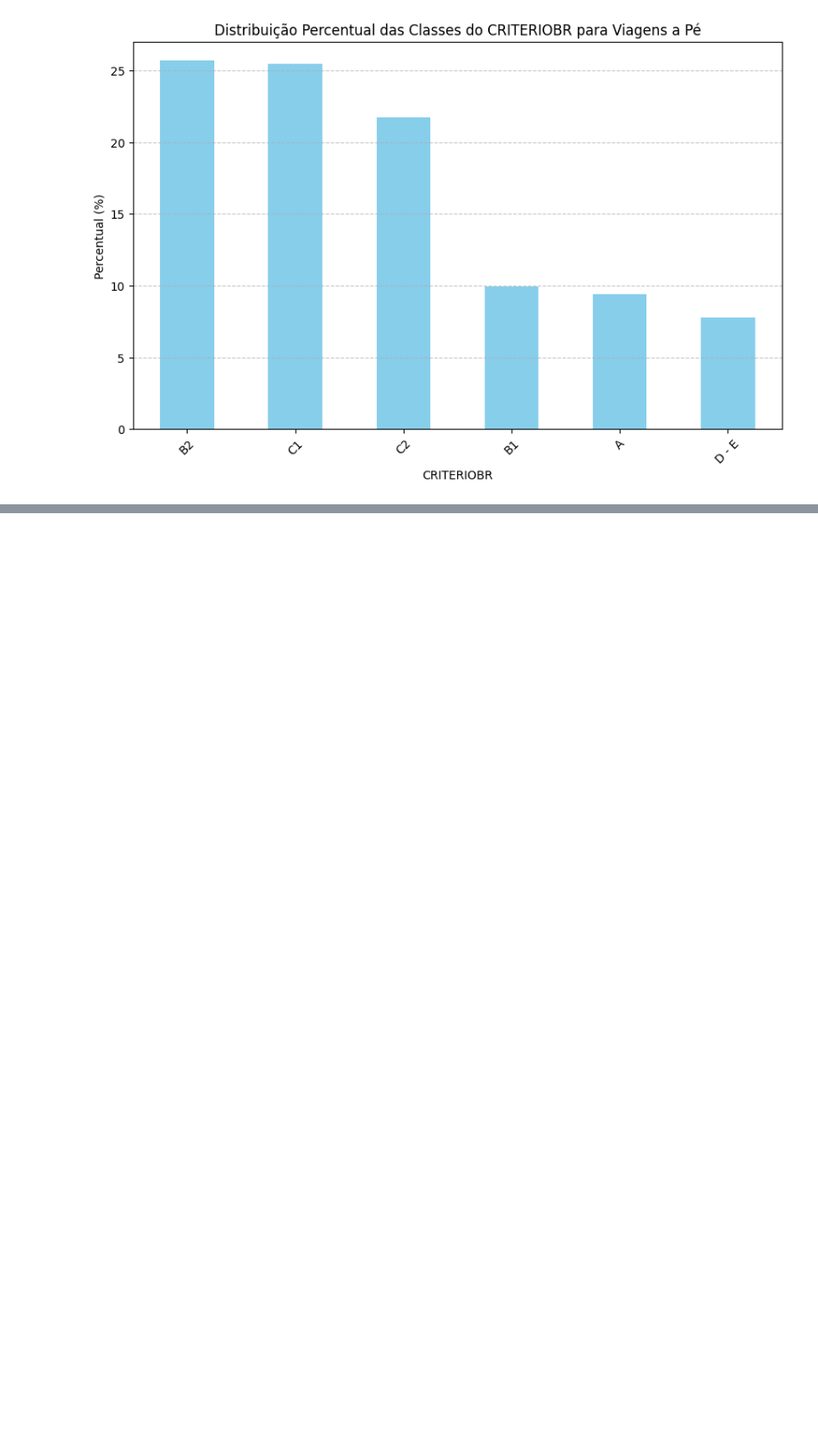
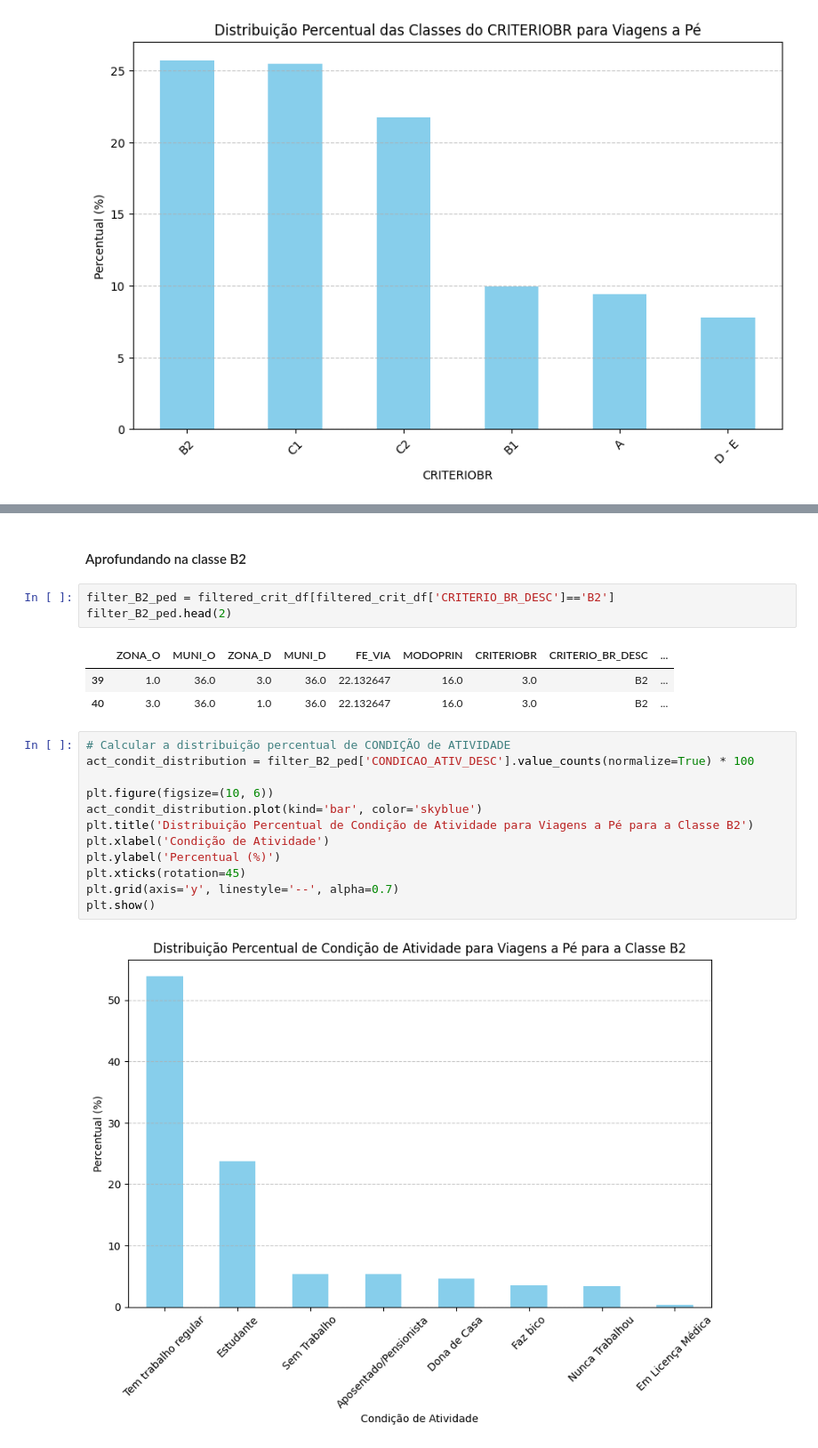
Before and after one commit to gustavo-rmontes/TCC, a Jupyter notebook: mobility_flow/flow.ipynb, the cells around one changed output, grey strips where cells are left out. Shown at 89% size. Drawn from its saved outputs; the diff is of its cells as text; blank space fills up the shorter version.

```diff
--- a/mobility_flow/flow.ipynb
+++ b/mobility_flow/flow.ipynb
@@ -330,0 +358,23 @@ plt.show()
+# %% [markdown]
+#### Aprofundando na classe B2
+# %%
+filter_B2_ped = filtered_crit_df[filtered_crit_df['CRITERIO_BR_DESC']=='B2']
+filter_B2_ped.head(2)
+# %% [output]
+|  | ZONA_O | MUNI_O | ZONA_D | MUNI_D | FE_VIA | MODOPRIN | CRITERIOBR | CRITERIO_BR_DESC | ... |
+| 39 | 1.0 | 36.0 | 3.0 | 36.0 | 22.132647 | 16.0 | 3.0 | B2 | ... |
+| 40 | 3.0 | 36.0 | 1.0 | 36.0 | 22.132647 | 16.0 | 3.0 | B2 | ... |
+# %%
+# Calcular a distribuição percentual de CONDIÇÃO de ATIVIDADE
+act_condit_distribution = filter_B2_ped['CONDICAO_ATIV_DESC'].value_counts(normalize=True) * 100
+
+plt.figure(figsize=(10, 6))
+act_condit_distribution.plot(kind='bar', color='skyblue')
+plt.title('Distribuição Percentual de Condição de Atividade para Viagens a Pé para a Classe B2')
+plt.xlabel('Condição de Atividade')
+plt.ylabel('Percentual (%)')
+plt.xticks(rotation=45)
+plt.grid(axis='y', linestyle='--', alpha=0.7)
+plt.show()
+# %% [output]
+[figure, added]
```
Also changed, not shown: parts of 5 cells of this notebook.
